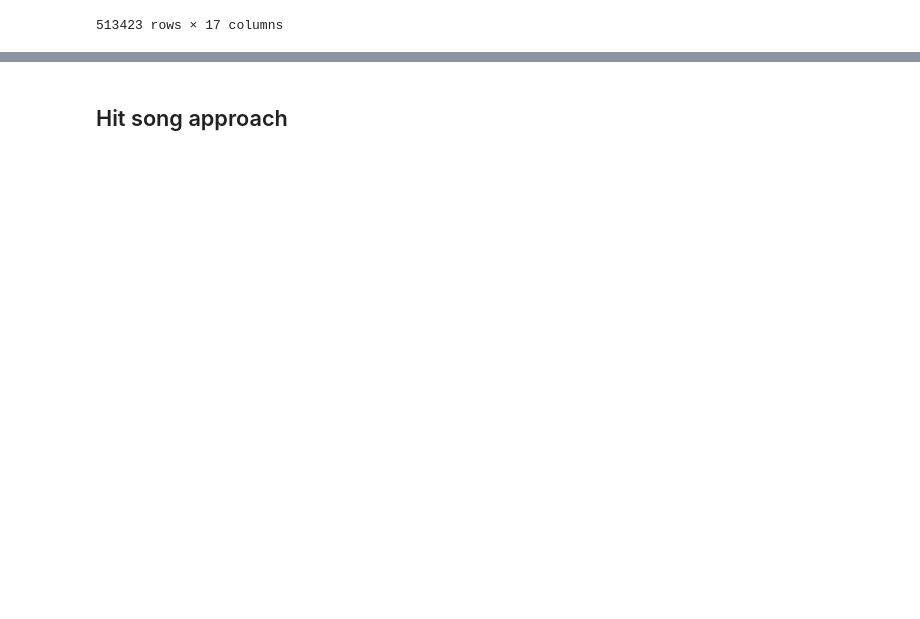
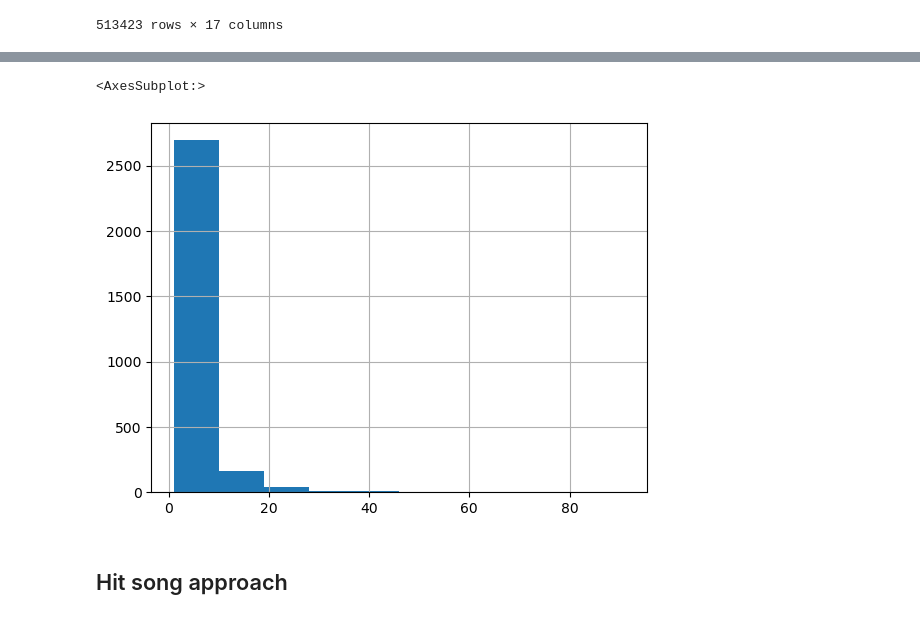
Before and after one commit to xRiku/gp-ufes, a Jupyter notebook: billboard_x_spotify.ipynb, the cells around one changed output, grey strips where cells are left out. Drawn from its saved outputs; the diff is of its cells as text; code cells hidden in the pictures; blank space fills up the shorter version.

```diff
--- a/billboard_x_spotify.ipynb
+++ b/billboard_x_spotify.ipynb
@@ -293,0 +322,5 @@ Index(['name', 'duration_ms', 'explicit', 'release_date', 'danceability',
+# %%
+song_count.hist()
+# %% [output]
+<AxesSubplot:>
+[figure, added]
```
Also changed, not shown: parts of 19 cells of this notebook.
